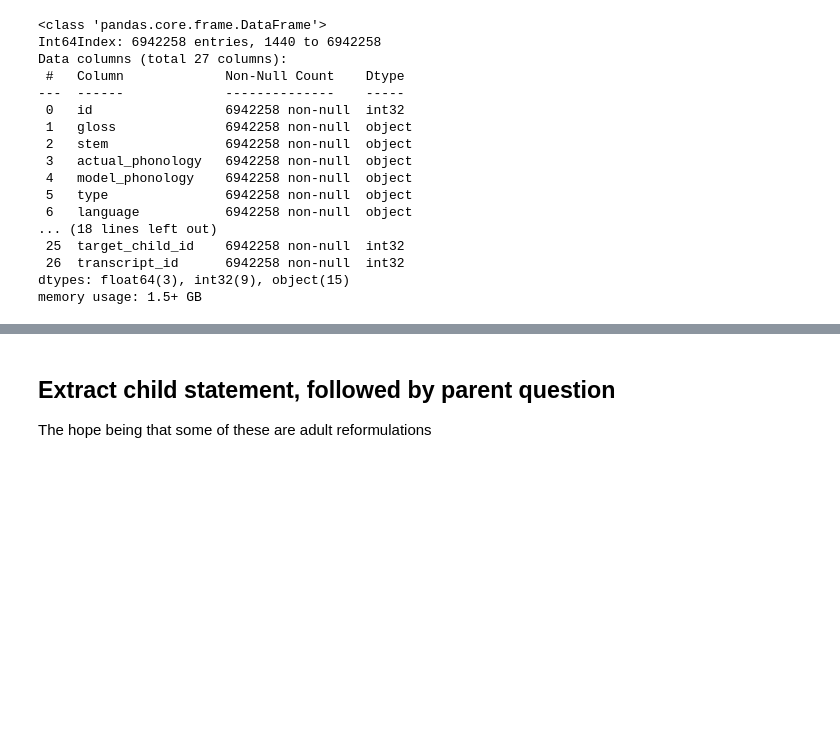
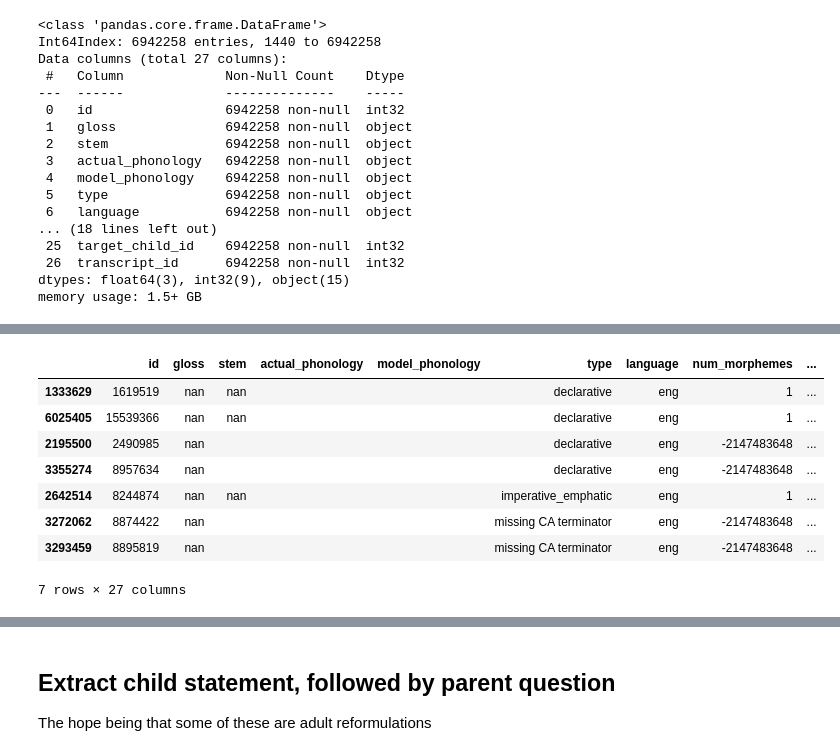
Before and after one commit to ketan0/adult-reformulations, a Jupyter notebook: childes-exploration.ipynb, the cells around one changed output, grey strips where cells are left out. Saved outputs shown, nothing was run; the diff lists cells and outputs as text; code cells hidden in the pictures; blank space fills up the shorter version.

Commit message:
code for creating MLM pretraining dfs

```diff
--- a/childes-exploration.ipynb
+++ b/childes-exploration.ipynb
@@ -29,0 +57,6 @@ memory usage: 1.5+ GB
+# %%
+index = ['transcript_id', 'utterance_order']
+dft_i = df_test.set_index(index).index
+# %%
+pdf_no_test = pdf[~pdf_i.isin(dft_i)]
+pdf_no_test.info()
@@ -29,0 +92,4 @@ memory usage: 1.5+ GB
+# %%
+from sklearn.model_selection import train_test_split
+pdf_nt_train, pdf_nt_val = train_test_split(pdf_no_test, test_size=0.05)
+len(pdf_nt_train), len(pdf_nt_val)
@@ -29,0 +98,18 @@ memory usage: 1.5+ GB
+# %%
+from functools import reduce
+def generate_mask(masks, operator='and'):
+    """Given a list of string queries, combine them with operator into one big query"""
+    return reduce(lambda x, y: f'{x} {operator} {y}', masks)
+
+child_utterance = 'speaker_id == target_child_id'
+nonnull_gloss = 'gloss.notnull() and gloss != "" and gloss != "nan"'
+nonnnull_child_age = 'target_child_age.notnull()'
+pretraining_mask = generate_mask([child_utterance, nonnull_gloss, nonnnull_child_age], 'and')
+
+print('len before:', len(pdf_nt_train))
+pdf_nt_train = pdf_nt_train.query(pretraining_mask)
+print('len after:', len(pdf_nt_train))
+
+print('len before:', len(pdf_nt_val))
+pdf_nt_val = pdf_nt_val.query(pretraining_mask)
+print('len after:', len(pdf_nt_val))
@@ -29,0 +137,12 @@ memory usage: 1.5+ GB
+# %%
+pdf_nt_train.query('gloss == "nan"')
+# %% [output]
+|  | id | gloss | stem | actual_phonology | model_phonology | type | language | num_morphemes | ... |
+| 1333629 | 1619519 | nan | nan |  |  | declarative | eng | 1 | ... |
+| 6025405 | 15539366 | nan | nan |  |  | declarative | eng | 1 | ... |
+| 2195500 | 2490985 | nan |  |  |  | declarative | eng | -2147483648 | ... |
+| 3355274 | 8957634 | nan |  |  |  | declarative | eng | -2147483648 | ... |
+| 2642514 | 8244874 | nan | nan |  |  | imperative_emphatic | eng | 1 | ... |
+| 3272062 | 8874422 | nan |  |  |  | missing CA terminator | eng | -2147483648 | ... |
+| 3293459 | 8895819 | nan |  |  |  | missing CA terminator | eng | -2147483648 | ... |
+7 rows × 27 columns
```
Also changed, not shown: parts of 37 cells of this notebook.
